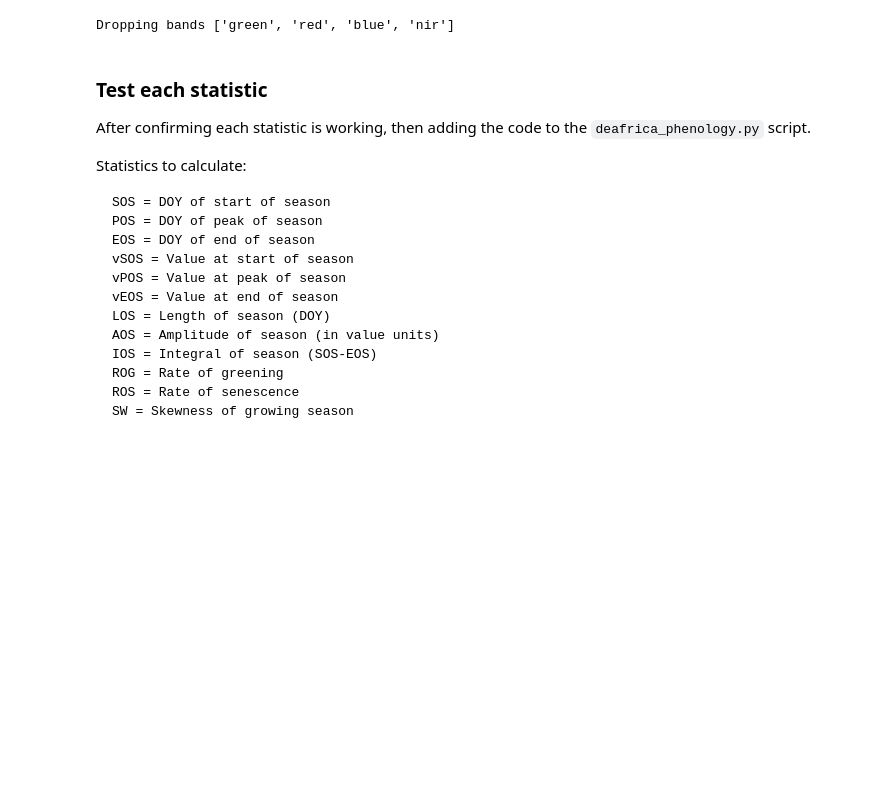
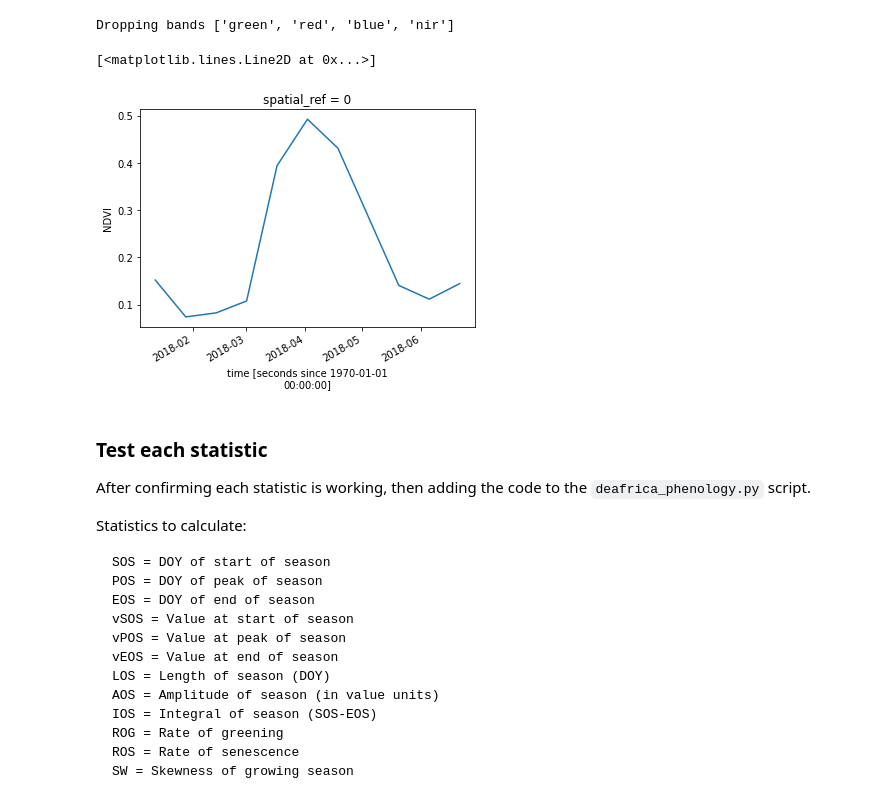
Before and after one commit to fivejjs/deafrica-sandbox-notebooks, a Jupyter notebook: crop_mask/test_phenology.ipynb, the cells around one changed output. Drawn from its saved outputs; the diff is of its cells as text; code cells hidden in the pictures; blank space fills up the shorter version.

```diff
--- a/crop_mask/test_phenology.ipynb
+++ b/crop_mask/test_phenology.ipynb
@@ -99,7 +99,10 @@ ndvi = calculate_indices(ds, index='NDVI', collection='c2', drop=True)
 # %% [output]
 Dropping bands ['green', 'red', 'blue', 'nir']
 # %%
-ndvi =ndvi.NDVI.mean(['x','y'])
+ndvi.mean(['x','y']).plot()
+# %% [output]
+[<matplotlib.lines.Line2D at 0x...>]
+[figure, added]
 # %% [markdown]
 ### Test each statistic
 
```
Also changed, not shown: parts of 16 cells of this notebook, 1 other file.
